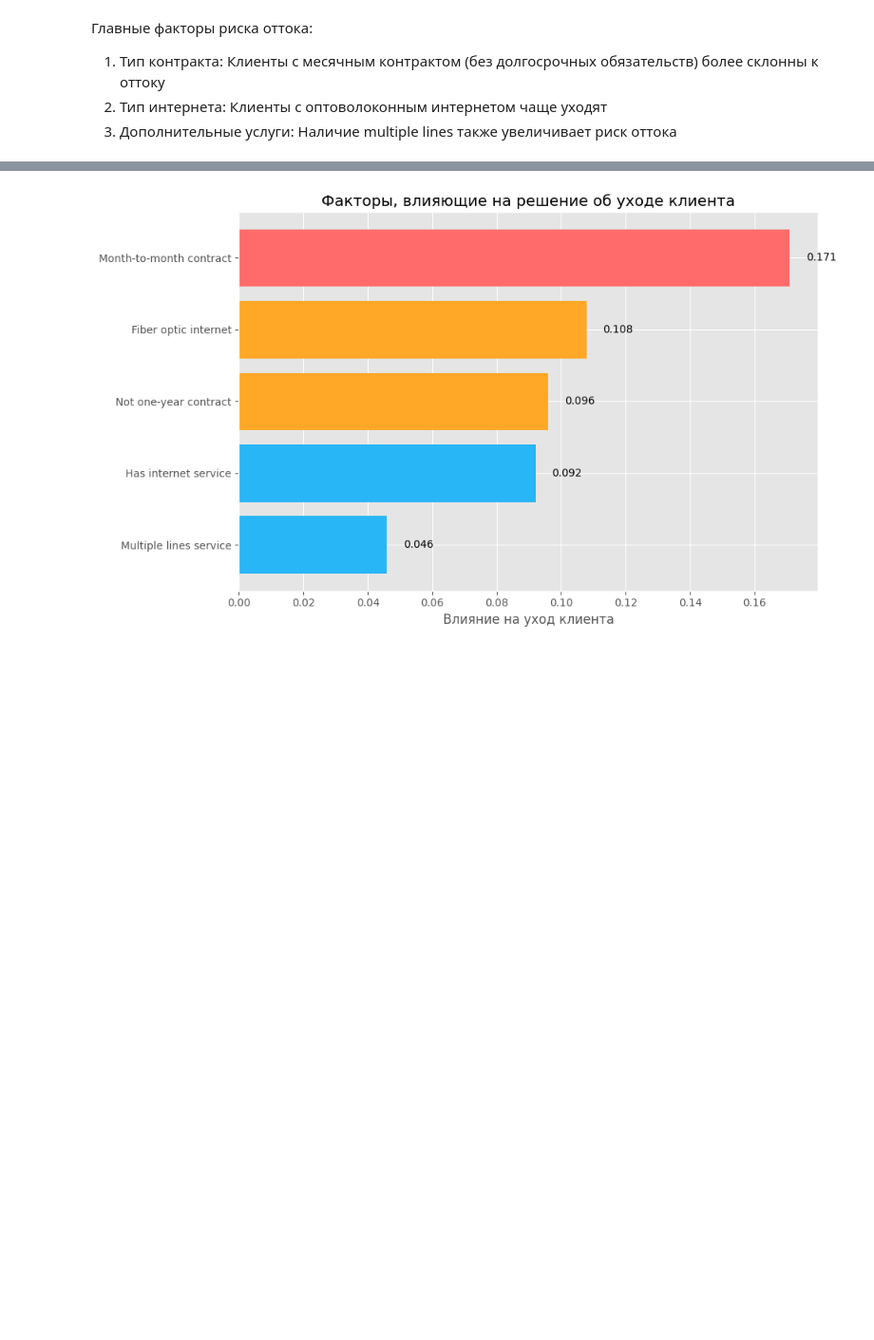
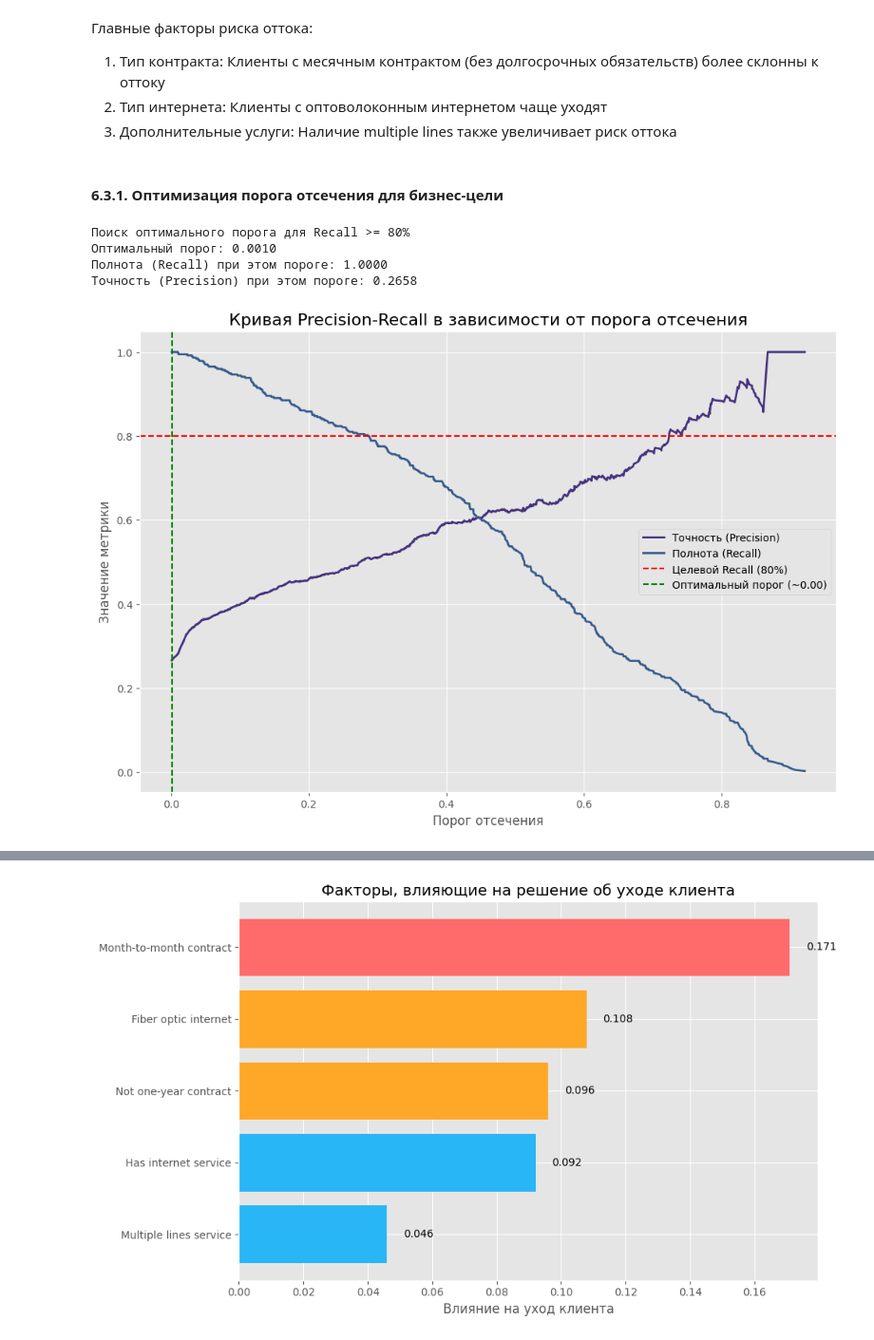
Before and after one commit to DgtrDN/diplom, a Jupyter notebook: diplom_telco_customer.ipynb, the cells around one changed output, grey strips where cells are left out. Shown at 95% size. Saved outputs shown, nothing was run; the diff lists cells and outputs as text; code cells hidden in the pictures; blank space fills up the shorter version.

Commit message:
изменил порог Recall >= 0.8

```diff
--- a/diplom_telco_customer.ipynb
+++ b/diplom_telco_customer.ipynb
@@ -486,3 +488,5 @@ else:
  1. Тип контракта: Клиенты с месячным контрактом (без долгосрочных обязательств) более склонны к оттоку
  2. Тип интернета: Клиенты с оптоволоконным интернетом чаще уходят
  3. Дополнительные услуги: Наличие multiple lines также увеличивает риск оттока
+# %% [markdown]
+#### 6.3.1. Оптимизация порога отсечения для бизнес-цели
@@ -488,0 +498,48 @@ else:
+# %%
+# Все возможные значения точности, полноты и порогов
+precision, recall, thresholds = precision_recall_curve(y_test, y_probs)
+# %%
+# Бизнес-цель
+target_recall = 0.8 # "поймать" не менее 80% уходящих клиентов
+
+try:
+    # Нахожу индекс первого значения recall, которое >= нашей цели
+    idx_threshold = np.min(np.where(recall >= target_recall))
+
+    # Порог и соответствующие ему метрики
+    optimal_threshold = thresholds[idx_threshold]
+    precision_at_threshold = precision[idx_threshold]
+    recall_at_threshold = recall[idx_threshold]
+
+    print(f"Поиск оптимального порога для Recall >= {target_recall:.0%}")
+    print(f"Оптимальный порог: {optimal_threshold:.4f}")
+    print(f"Полнота (Recall) при этом пороге: {recall_at_threshold:.4f}")
+    print(f"Точность (Precision) при этом пороге: {precision_at_threshold:.4f}")
+
+except ValueError:
+    print(f"Не удалось найти порог, удовлетворяющий условию Recall >= {target_recall:.0%}")
+    optimal_threshold = 0.5 # В случае неудачи, используем стандартный порог
+# %% [output]
+Поиск оптимального порога для Recall >= 80%
+Оптимальный порог: 0.0010
+Полнота (Recall) при этом пороге: 1.0000
+Точность (Precision) при этом пороге: 0.2658
+# %%
+# Визуализация кривой Precision-Recall
+
+plt.figure(figsize=(12, 8))
+plt.plot(thresholds, precision[:-1], label="Точность (Precision)", lw=2)
+plt.plot(thresholds, recall[:-1], label="Полнота (Recall)", lw=2)
+
+# линии цели и найденного порога
+plt.axhline(y=target_recall, color='r', linestyle='--', label=f'Целевой Recall ({target_recall:.0%})')
+plt.axvline(x=optimal_threshold, color='g', linestyle='--', label=f'Оптимальный порог (~{optimal_threshold:.2f})')
+
+plt.title('Кривая Precision-Recall в зависимости от порога отсечения', fontsize=16)
+plt.xlabel('Порог отсечения', fontsize=12)
+plt.ylabel('Значение метрики', fontsize=12)
+plt.legend()
+plt.grid(True)
+plt.show()
+# %% [output]
+[figure, added]
```
Also changed, not shown: parts of 15 cells of this notebook, 4 other files.
